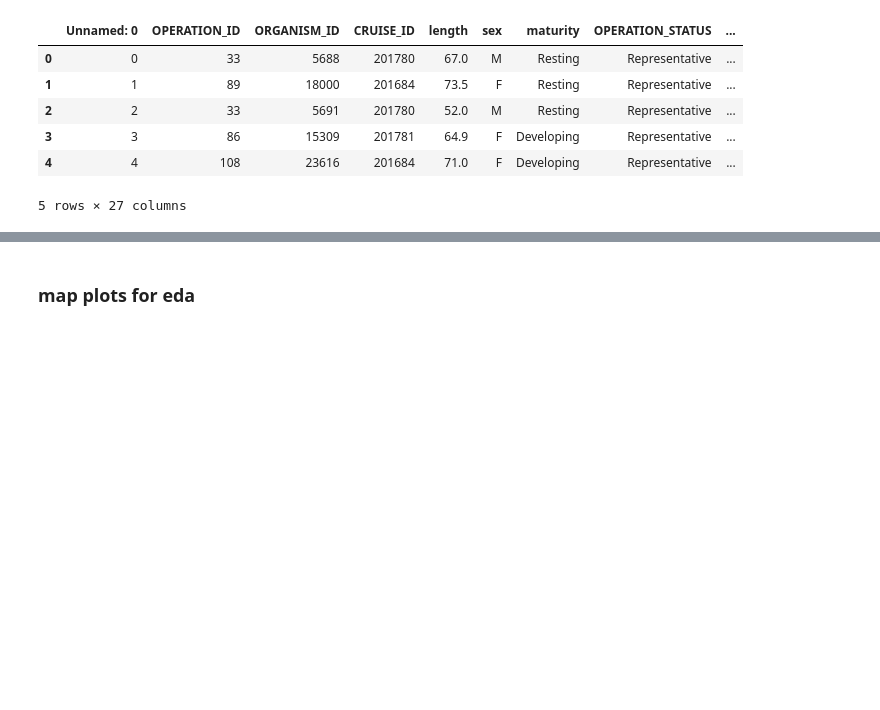
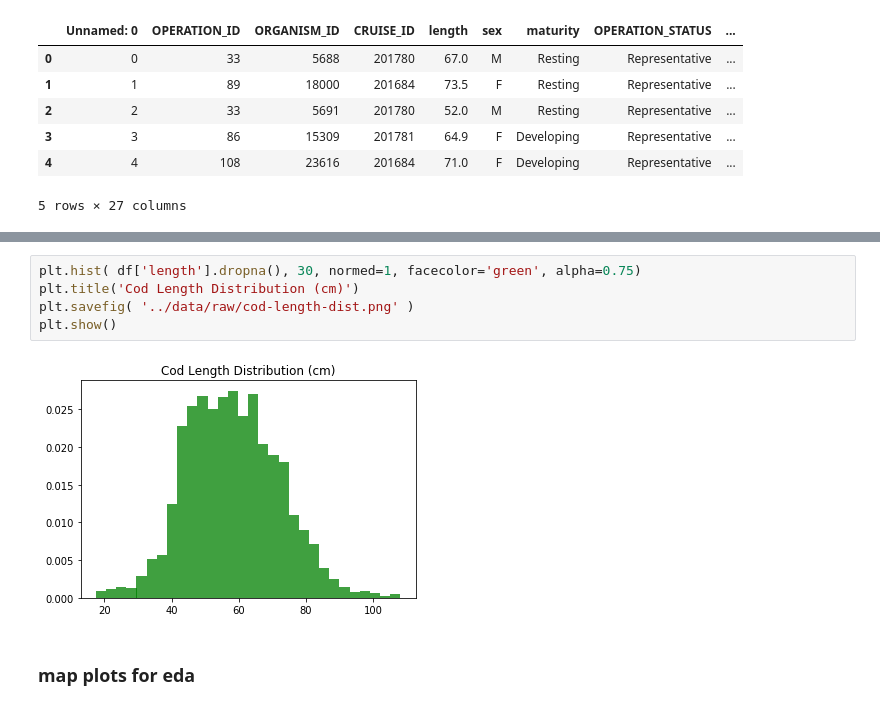
Before and after one commit to lukemckinstry/hack4sea, a Jupyter notebook: notebooks/eda2ml.ipynb, the cells around one changed output, grey strips where cells are left out. Cells and saved outputs as stored; diff of their text form; blank space fills up the shorter version.

```diff
--- a/notebooks/eda2ml.ipynb
+++ b/notebooks/eda2ml.ipynb
@@ -36,3 +40,10 @@ plt.show()
+# %%
+plt.hist( df['length'].dropna(), 30, normed=1, facecolor='green', alpha=0.75)
+plt.title('Cod Length Distribution (cm)')
+plt.savefig( '../data/raw/cod-length-dist.png' )
+plt.show()
+# %% [output]
+[figure, added]
 # %% [markdown]
 ### map plots for eda
 # %%
```
Also changed, not shown: parts of 3 cells of this notebook, 3 other files.
